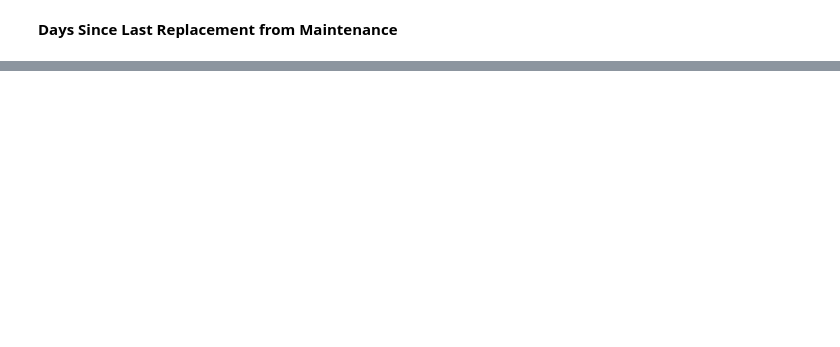
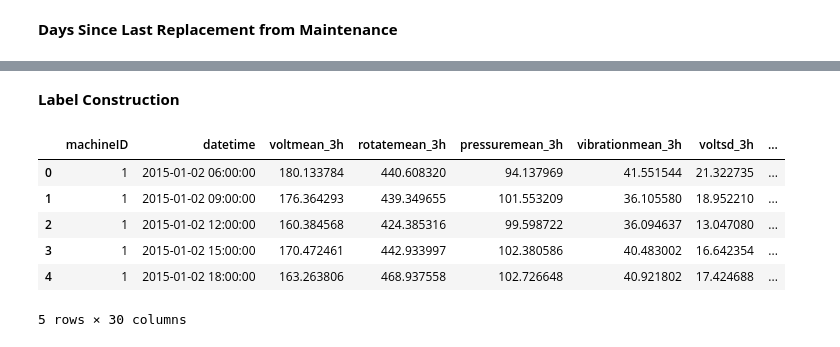
Before and after one commit to Saifullah785/Predictive_Maintenance_ML_Projects, a Jupyter notebook: Project_04_Predictive_Maintenance_Modelling_Guide/Project_04_Predictive_Maintenance_Modelling_Guide.ipynb, the cells around one changed output, grey strips where cells are left out. Drawn from its saved outputs; the diff is of its cells as text; code cells hidden in the pictures; blank space fills up the shorter version.

```diff
--- a/Project_04_Predictive_Maintenance_Modelling_Guide/Project_04_Predictive_Maintenance_Modelling_Guide.ipynb
+++ b/Project_04_Predictive_Maintenance_Modelling_Guide/Project_04_Predictive_Maintenance_Modelling_Guide.ipynb
@@ -304,0 +437,18 @@ final_feat.describe()
+# %% [markdown]
+**Label Construction**
+# %%
+labeled_features = final_feat.merge(failures, on=['datetime', 'machineID'], how='left')
+labeled_features = labeled_features.fillna(method='bfill', limit=7) # fill backward up to 24h
+
+# Add 'none' as a category to the 'failure' column
+labeled_features['failure'] = labeled_features['failure'].cat.add_categories('none')
+labeled_features['failure'] = labeled_features['failure'].fillna('none')
+labeled_features.head()
+# %% [output]
+|  | machineID | datetime | voltmean_3h | rotatemean_3h | pressuremean_3h | vibrationmean_3h | voltsd_3h | ... |
+| 0 | 1 | 2015-01-02 06:00:00 | 180.133784 | 440.608320 | 94.137969 | 41.551544 | 21.322735 | ... |
+| 1 | 1 | 2015-01-02 09:00:00 | 176.364293 | 439.349655 | 101.553209 | 36.105580 | 18.952210 | ... |
+| 2 | 1 | 2015-01-02 12:00:00 | 160.384568 | 424.385316 | 99.598722 | 36.094637 | 13.047080 | ... |
+| 3 | 1 | 2015-01-02 15:00:00 | 170.472461 | 442.933997 | 102.380586 | 40.483002 | 16.642354 | ... |
+| 4 | 1 | 2015-01-02 18:00:00 | 163.263806 | 468.937558 | 102.726648 | 40.921802 | 17.424688 | ... |
+5 rows × 30 columns
```
Also changed, not shown: parts of 11 cells of this notebook.
